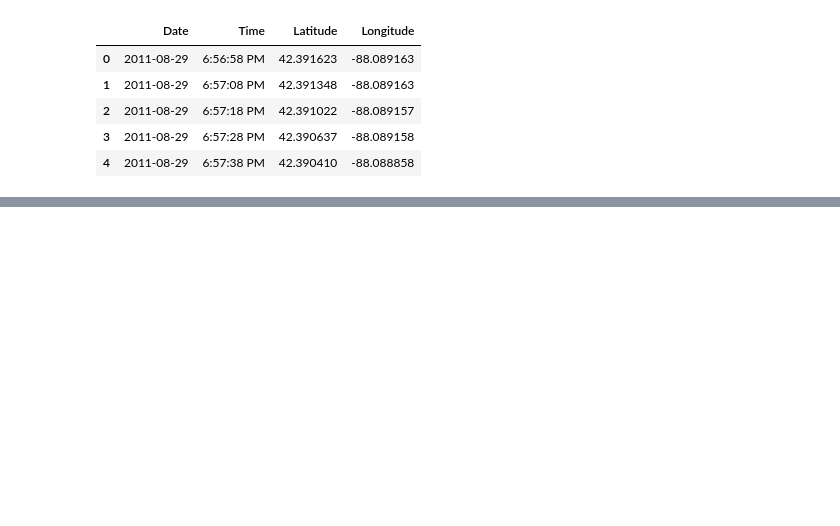
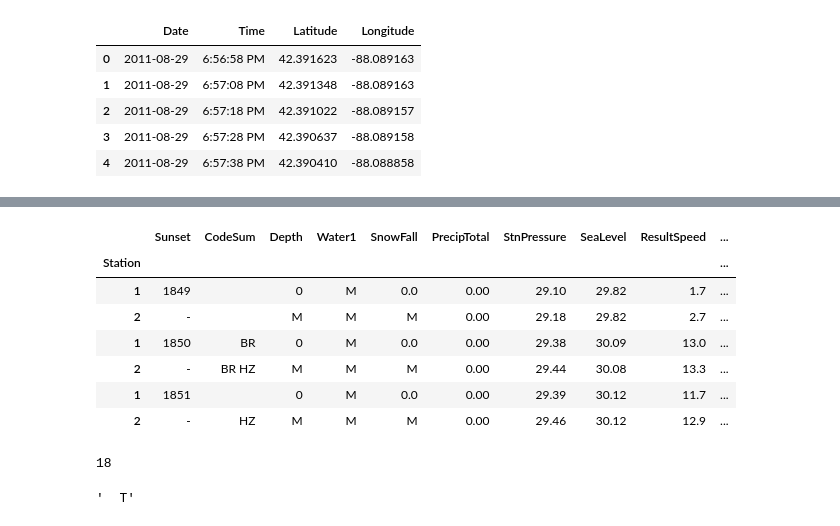
Before and after one commit to helencai62/CDC_WNV_project, a Jupyter notebook: datasets.ipynb, the cells around one changed output, grey strips where cells are left out. Saved outputs shown, nothing was run; the diff lists cells and outputs as text; code cells hidden in the pictures; blank space fills up the shorter version.

```diff
--- a/datasets.ipynb
+++ b/datasets.ipynb
@@ -53,0 +75,52 @@ weather.head()
+# %%
+#6. create subset weather df for testing
+wtest = weather.head(6)
+wtest.set_index('Station', inplace = True)
+wtest.iloc[:, 10:]
+#wtest.info()
+# %% [output]
+|  | Sunset | CodeSum | Depth | Water1 | SnowFall | PrecipTotal | StnPressure | SeaLevel | ResultSpeed | ... |
+| Station |  |  |  |  |  |  |  |  |  | ... |
+| 1 | 1849 |  | 0 | M | 0.0 | 0.00 | 29.10 | 29.82 | 1.7 | ... |
+| 2 | - |  | M | M | M | 0.00 | 29.18 | 29.82 | 2.7 | ... |
+| 1 | 1850 | BR | 0 | M | 0.0 | 0.00 | 29.38 | 30.09 | 13.0 | ... |
+| 2 | - | BR HZ | M | M | M | 0.00 | 29.44 | 30.08 | 13.3 | ... |
+| 1 | 1851 |  | 0 | M | 0.0 | 0.00 | 29.39 | 30.12 | 11.7 | ... |
+| 2 | - | HZ | M | M | M | 0.00 | 29.46 | 30.12 | 12.9 | ... |
+# %%
+#7. average Station1 and Station2 weather values if both exist, otherwise take one or the other if missing ('M')
+newcols = []
+
+for col in wtest.drop(['Date', 'CodeSum', 'PrecipTotal'], axis = 1):
+    newvals = []
+
+    for date in wtest['Date'].unique():
+        val1 = wtest[wtest['Date'] == date].loc[1, col]
+        val2 = wtest[wtest['Date'] == date].loc[2, col]
+
+        if val1 not in ['M', '-', ' '] and val2 not in ['M', '-', ' ']:
+            aveval = np.average([pd.to_numeric(val1), pd.to_numeric(val2)])
+            newvals.append(aveval)
+            #print (col, date, aveval)
+        elif val1 not in ['M', '-', ' '] and val2 in ['M', '-', ' ']:
+            newvals.append(val1)
+            #print (col, date, val1)
+        elif val1 in ['M', '-', ' '] and val2 not in ['M', '-', ' ']:
+            newvals.append(val2)
+            #print (col, date, val2)
+        else:
+            newvals.append('Null')
+            #print ('Problem')
+
+    newcols.append(newvals)
+    #print (newvals)
+print (len(newcols))
+# %% [output]
+18
+# %%
+#8. create weather_new df with index as Station
+weather_new = weather.set_index('Station')
+weather_new.head(5)
+weather.head(8)['PrecipTotal'][6]
+# %% [output]
+'  T'
```
Also changed, not shown: parts of 25 cells of this notebook, 3 other files.
